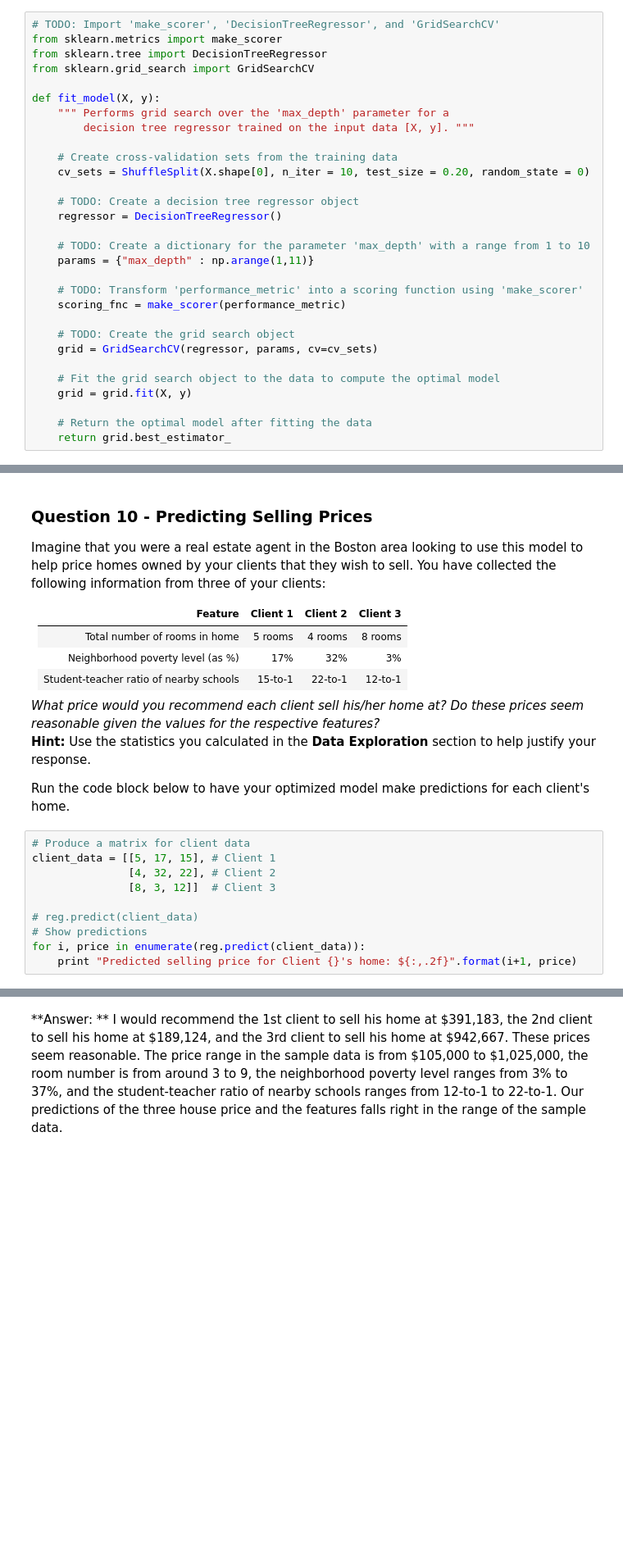
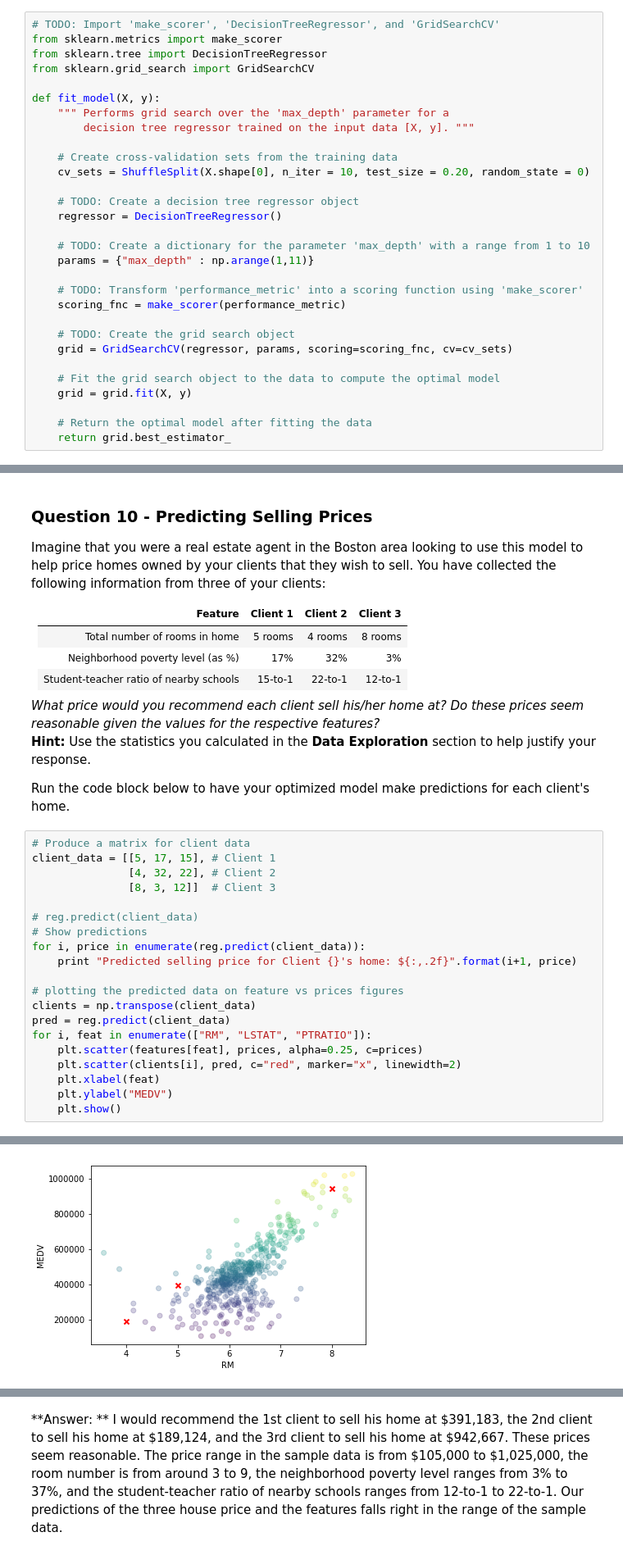
Before and after one commit to yunfeigao/udacity_proj_bostonhousing, a Jupyter notebook: boston_housing.ipynb, the cells around one changed output, grey strips where cells are left out. Shown at 82% size. Drawn from its saved outputs; the diff is of its cells as text; blank space fills up the shorter version.

```diff
--- a/boston_housing.ipynb
+++ b/boston_housing.ipynb
@@ -299,7 +316,7 @@ def fit_model(X, y):
     scoring_fnc = make_scorer(performance_metric)
 
     # TODO: Create the grid search object
-    grid = GridSearchCV(regressor, params, cv=cv_sets)
+    grid = GridSearchCV(regressor, params, scoring=scoring_fnc, cv=cv_sets)
 
     # Fit the grid search object to the data to compute the optimal model
     grid = grid.fit(X, y)
@@ -340,14 +357,25 @@ Run the code block below to have your optimized model make predictions for each
 # %%
 # Produce a matrix for client data
 client_data = [[5, 17, 15], # Client 1
                [4, 32, 22], # Client 2
                [8, 3, 12]]  # Client 3
 
 # reg.predict(client_data)
 # Show predictions
 for i, price in enumerate(reg.predict(client_data)):
     print "Predicted selling price for Client {}'s home: ${:,.2f}".format(i+1, price)
+
+# plotting the predicted data on feature vs prices figures
+clients = np.transpose(client_data)
+pred = reg.predict(client_data)
+for i, feat in enumerate(["RM", "LSTAT", "PTRATIO"]):
+    plt.scatter(features[feat], prices, alpha=0.25, c=prices)
+    plt.scatter(clients[i], pred, c="red", marker="x", linewidth=2)
+    plt.xlabel(feat)
+    plt.ylabel("MEDV")
+    plt.show()
 # %% [output]
 Predicted selling price for Client 1's home: $391,183.33
 Predicted selling price for Client 2's home: $189,123.53
 Predicted selling price for Client 3's home: $942,666.67
+[figure, added]
```
Also changed, not shown: parts of 9 cells of this notebook, 1 other file.
